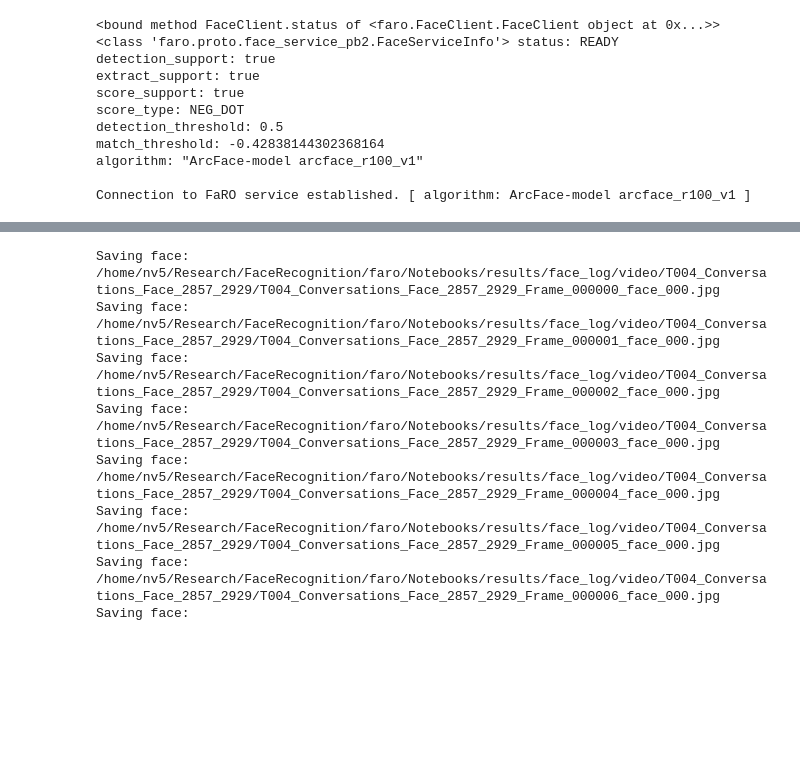
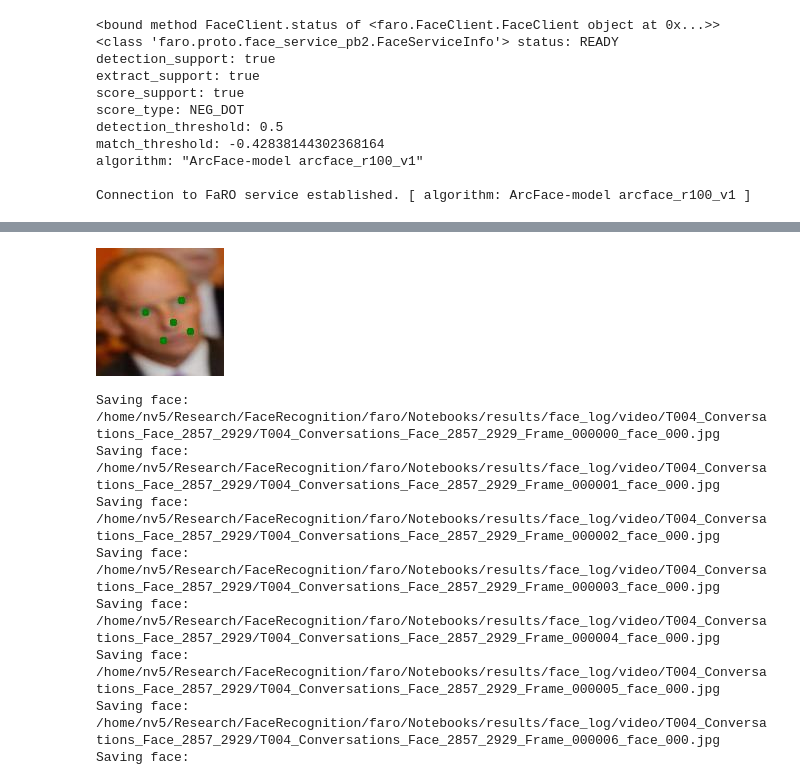
Before and after one commit to ORNL/faro, a Jupyter notebook: Notebooks/FaRO_Client_Face_Detection_Video_and_Images.ipynb, the cells around one changed output, grey strips where cells are left out. Cells and saved outputs as stored; diff of their text form; code cells hidden in the pictures; blank space fills up the shorter version.

```diff
--- a/Notebooks/FaRO_Client_Face_Detection_Video_and_Images.ipynb
+++ b/Notebooks/FaRO_Client_Face_Detection_Video_and_Images.ipynb
@@ -272,13 +294,15 @@ if len(bbox_imgs) != 0:
 # %%
 if detection_options.face_log is not None:
     from glob import glob
     bbox_imgs =  glob(os.path.join(detection_options.results_root_path, detection_options.face_log, 'image','*'))
+    img_path = None
+    if len(bbox_imgs) != 0:
+        img_path = bbox_imgs[1]
 
-if len(bbox_imgs) != 0:
-    img_path = bbox_imgs[1]
-
-    img = pv.Image(img_path)
-    img.show()
+img = pv.Image(img_path)
+img.show()
+# %% [output]
+[figure, added]
 # %%
 def process_video_detections(each):
     global video_header_flag
```
Also changed, not shown: parts of 5 cells of this notebook, 1 other file.
